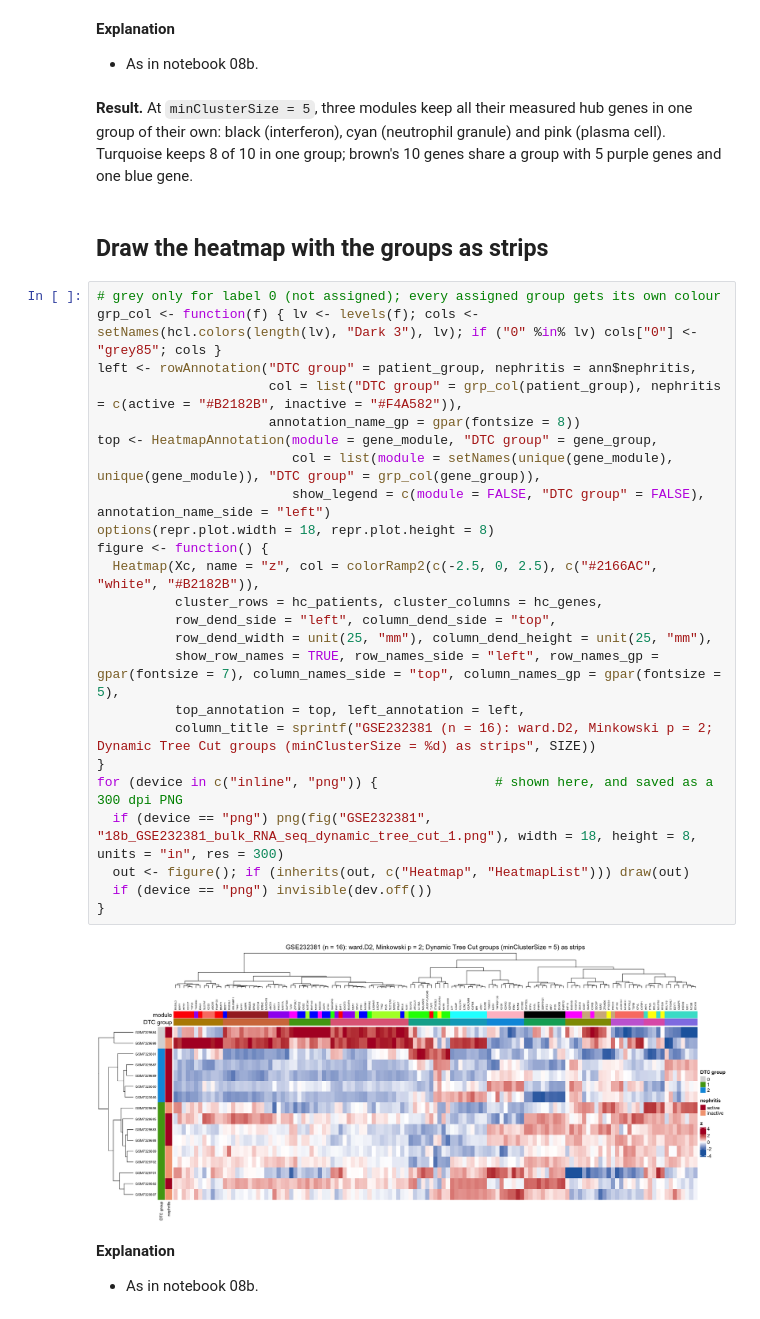
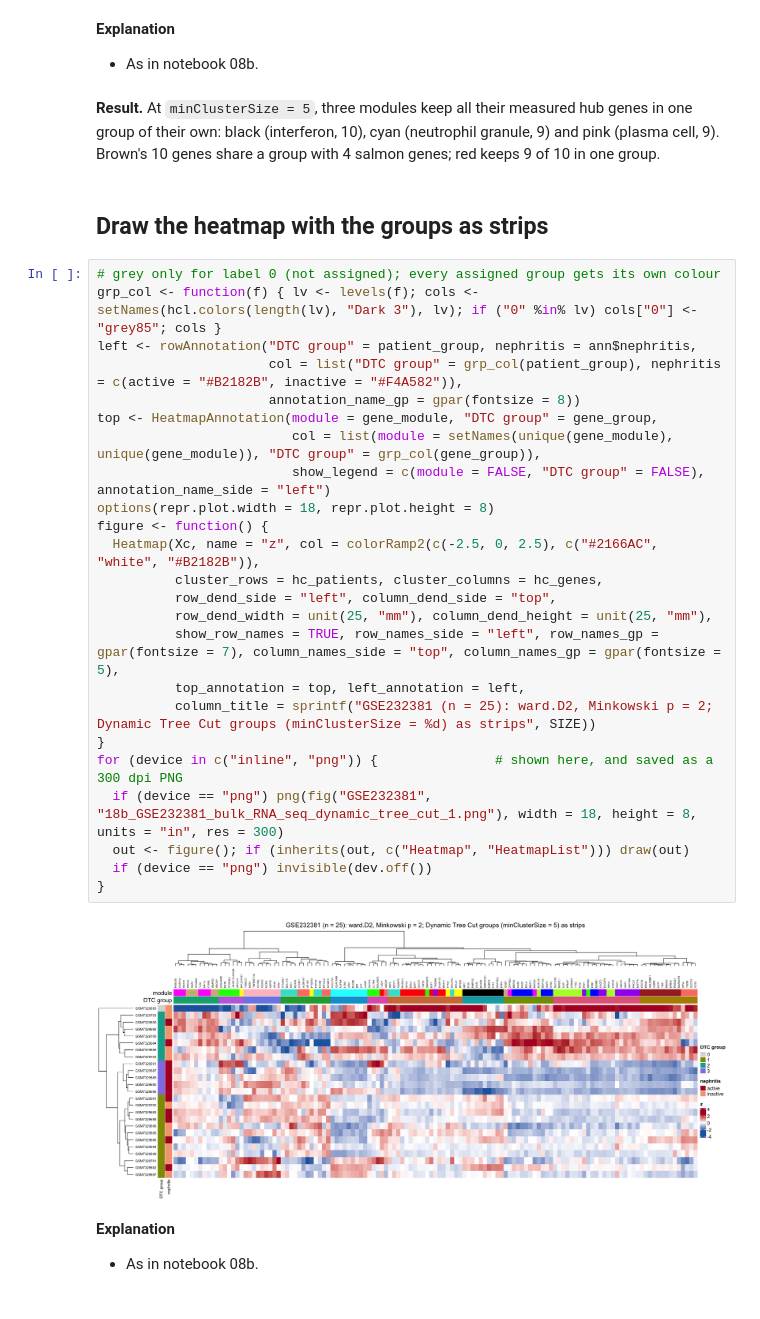
Before and after one commit to NIH-NLM/endotypes-transcriptomics, a Jupyter notebook: ipynb/18b_GSE232381_bulk_RNA_seq_dynamic_tree_cut.ipynb, the cells around one changed output. Cells and saved outputs as stored; diff of their text form.

```diff
--- a/ipynb/18b_GSE232381_bulk_RNA_seq_dynamic_tree_cut.ipynb
+++ b/ipynb/18b_GSE232381_bulk_RNA_seq_dynamic_tree_cut.ipynb
@@ -118,36 +117,36 @@ module         1  2  3  4  5  6  7  8  9 10 11 12
 - As in notebook 08b.
 # %% [markdown]
 **Result.** At `minClusterSize = 5`, three modules keep all their measured hub genes in one group of their
-own: black (interferon), cyan (neutrophil granule) and pink (plasma cell). Turquoise keeps 8 of 10 in one
-group; brown's 10 genes share a group with 5 purple genes and one blue gene.
+own: black (interferon, 10), cyan (neutrophil granule, 9) and pink (plasma cell, 9). Brown's 10 genes share a
+group with 4 salmon genes; red keeps 9 of 10 in one group.
 # %% [markdown]
 ## Draw the heatmap with the groups as strips
 # %%
 # grey only for label 0 (not assigned); every assigned group gets its own colour
 grp_col <- function(f) { lv <- levels(f); cols <- setNames(hcl.colors(length(lv), "Dark 3"), lv); if ("0" %in% lv) cols["0"] <- "grey85"; cols }
 left <- rowAnnotation("DTC group" = patient_group, nephritis = ann$nephritis,
                       col = list("DTC group" = grp_col(patient_group), nephritis = c(active = "#B2182B", inactive = "#F4A582")),
                       annotation_name_gp = gpar(fontsize = 8))
 top <- HeatmapAnnotation(module = gene_module, "DTC group" = gene_group,
                          col = list(module = setNames(unique(gene_module), unique(gene_module)), "DTC group" = grp_col(gene_group)),
                          show_legend = c(module = FALSE, "DTC group" = FALSE), annotation_name_side = "left")
 options(repr.plot.width = 18, repr.plot.height = 8)
 figure <- function() {
   Heatmap(Xc, name = "z", col = colorRamp2(c(-2.5, 0, 2.5), c("#2166AC", "white", "#B2182B")),
           cluster_rows = hc_patients, cluster_columns = hc_genes,
           row_dend_side = "left", column_dend_side = "top",
           row_dend_width = unit(25, "mm"), column_dend_height = unit(25, "mm"),
           show_row_names = TRUE, row_names_side = "left", row_names_gp = gpar(fontsize = 7), column_names_side = "top", column_names_gp = gpar(fontsize = 5),
           top_annotation = top, left_annotation = left,
-          column_title = sprintf("GSE232381 (n = 16): ward.D2, Minkowski p = 2; Dynamic Tree Cut groups (minClusterSize = %d) as strips", SIZE))
+          column_title = sprintf("GSE232381 (n = 25): ward.D2, Minkowski p = 2; Dynamic Tree Cut groups (minClusterSize = %d) as strips", SIZE))
 }
 for (device in c("inline", "png")) {               # shown here, and saved as a 300 dpi PNG
   if (device == "png") png(fig("GSE232381", "18b_GSE232381_bulk_RNA_seq_dynamic_tree_cut_1.png"), width = 18, height = 8, units = "in", res = 300)
   out <- figure(); if (inherits(out, c("Heatmap", "HeatmapList"))) draw(out)
   if (device == "png") invisible(dev.off())
 }
 # %% [output]
-[figure, old version]
+[figure, new version]
 # %% [markdown]
 **Explanation**
 - As in notebook 08b.
```
Also changed, not shown: parts of 4 cells of this notebook, 55 other files.
